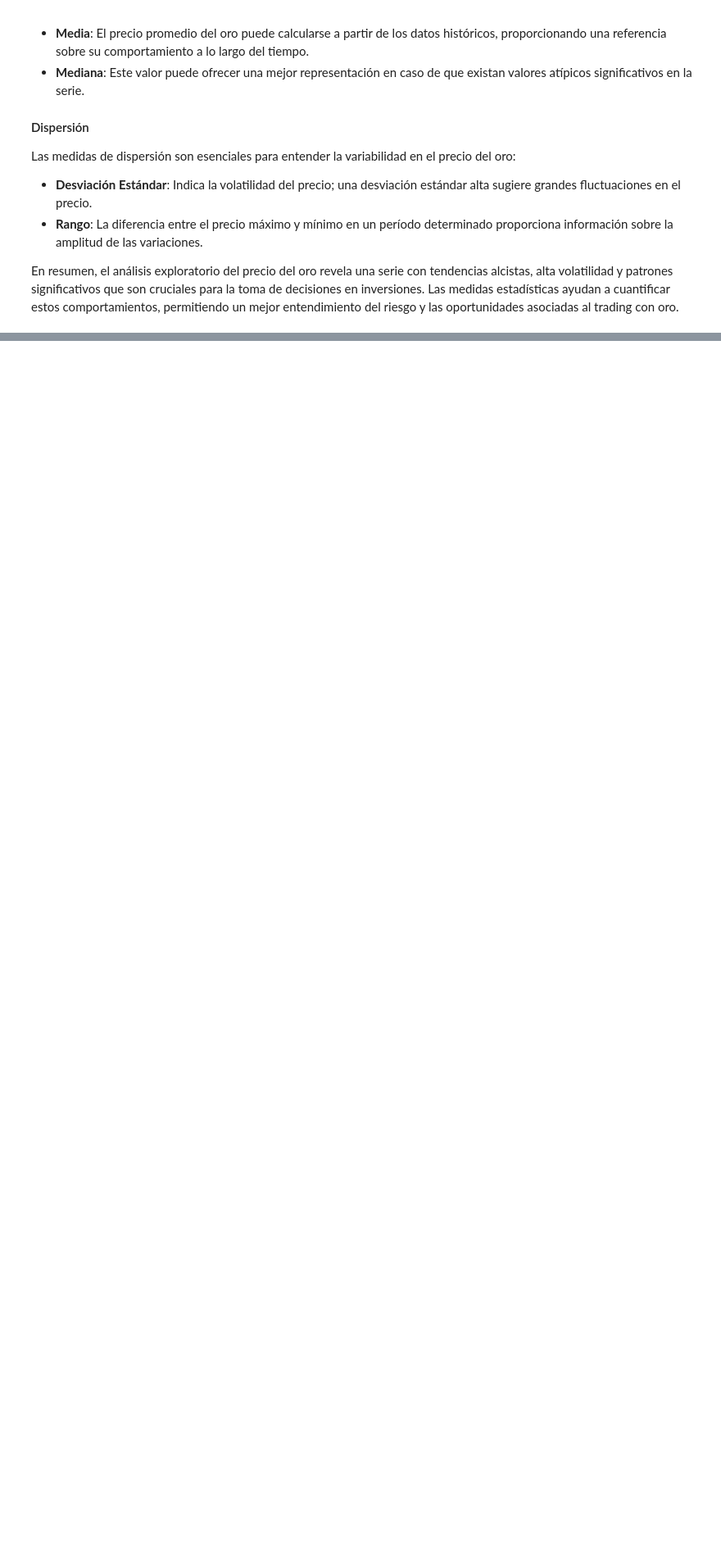
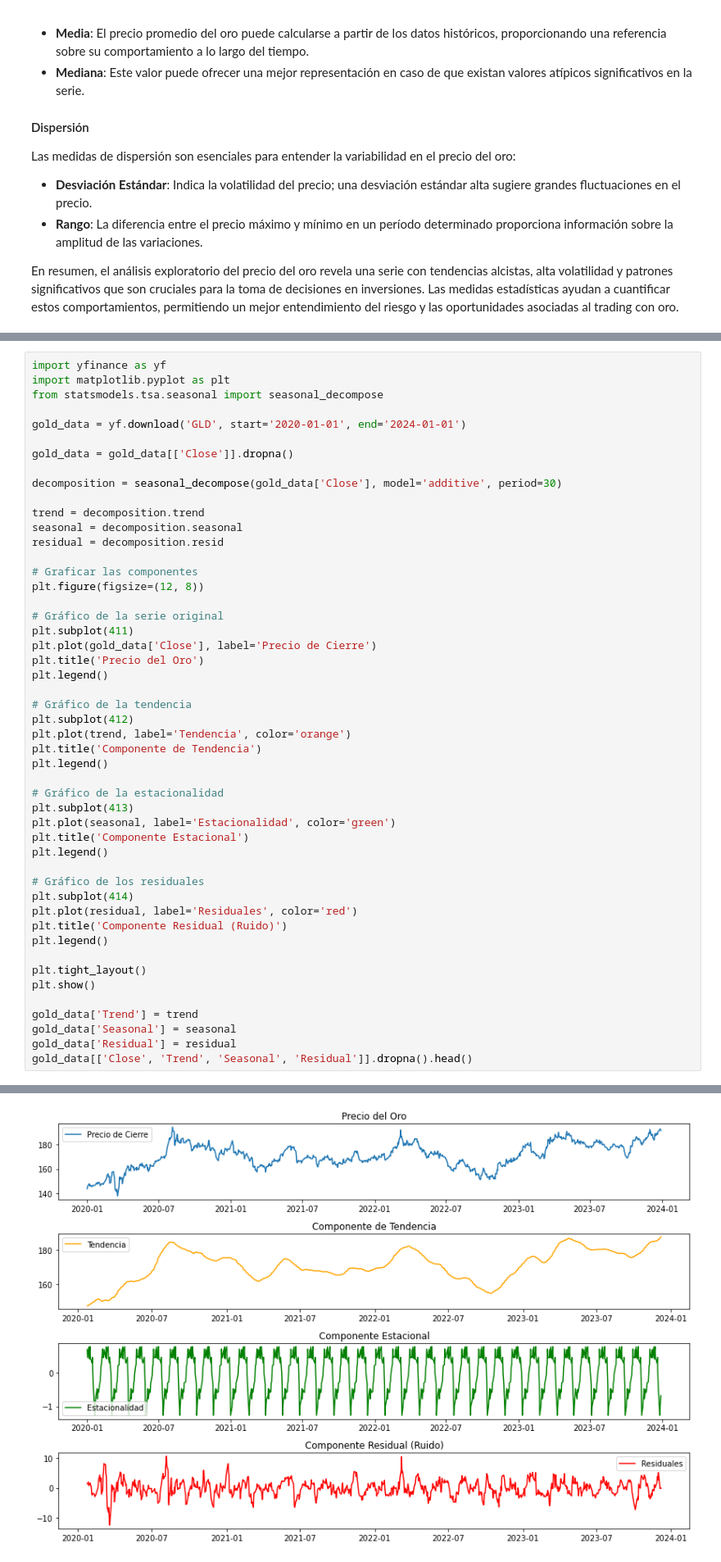
Before and after one commit to paulapelayo/Series-de-Tiempo, a Jupyter notebook: Proyecto 1_Paula Pelayo.ipynb, the cells around one changed output, grey strips where cells are left out. Shown: that part at 82% size. Drawn from its saved outputs; the diff is of its cells as text; blank space fills up the shorter version.

```diff
--- a/Proyecto 1_Paula Pelayo.ipynb
+++ b/Proyecto 1_Paula Pelayo.ipynb
@@ -140,0 +171,50 @@ En resumen, el análisis exploratorio del precio del oro revela una serie con te
+# %%
+import yfinance as yf
+import matplotlib.pyplot as plt
+from statsmodels.tsa.seasonal import seasonal_decompose
+
+gold_data = yf.download('GLD', start='2020-01-01', end='2024-01-01')
+
+gold_data = gold_data[['Close']].dropna()
+
+decomposition = seasonal_decompose(gold_data['Close'], model='additive', period=30)
+
+trend = decomposition.trend
+seasonal = decomposition.seasonal
+residual = decomposition.resid
+
+# Graficar las componentes
+plt.figure(figsize=(12, 8))
+
+# Gráfico de la serie original
+plt.subplot(411)
+plt.plot(gold_data['Close'], label='Precio de Cierre')
+plt.title('Precio del Oro')
+plt.legend()
+
+# Gráfico de la tendencia
+plt.subplot(412)
+plt.plot(trend, label='Tendencia', color='orange')
+plt.title('Componente de Tendencia')
+plt.legend()
+
+# Gráfico de la estacionalidad
+plt.subplot(413)
+plt.plot(seasonal, label='Estacionalidad', color='green')
+plt.title('Componente Estacional')
+plt.legend()
+
+# Gráfico de los residuales
+plt.subplot(414)
+plt.plot(residual, label='Residuales', color='red')
+plt.title('Componente Residual (Ruido)')
+plt.legend()
+
+plt.tight_layout()
+plt.show()
+
+gold_data['Trend'] = trend
+gold_data['Seasonal'] = seasonal
+gold_data['Residual'] = residual
+gold_data[['Close', 'Trend', 'Seasonal', 'Residual']].dropna().head()
+# %% [output]
@@ -140,0 +222 @@ En resumen, el análisis exploratorio del precio del oro revela una serie con te
+[figure, added]
```
Also changed, not shown: parts of 44 cells of this notebook.
